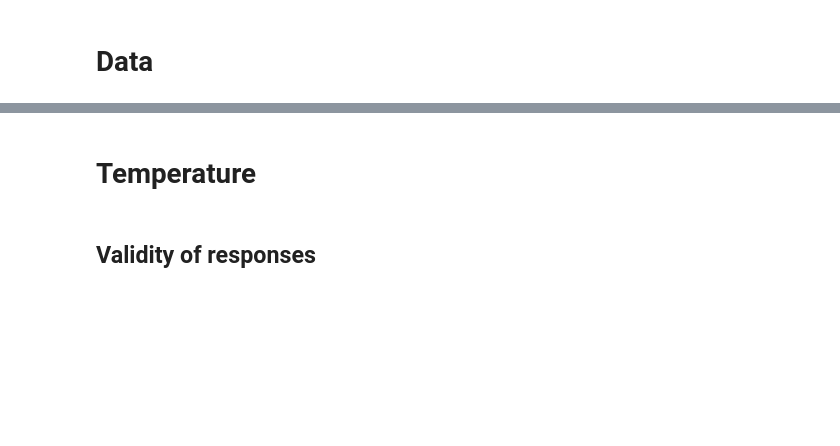
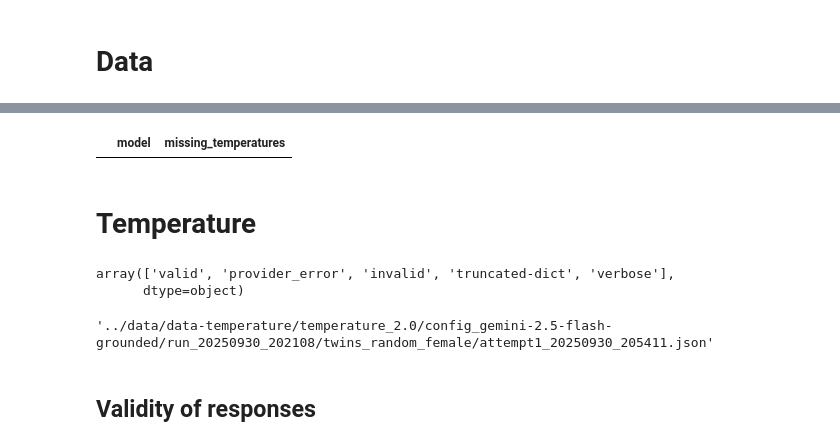
Before and after one commit to CSHVienna/LLMScholarBench, a Jupyter notebook: Auditor/notebooks/0_temperature.ipynb, the cells around one changed output, grey strips where cells are left out. Saved outputs shown, nothing was run; the diff lists cells and outputs as text; code cells hidden in the pictures; blank space fills up the shorter version.

```diff
--- a/Auditor/notebooks/0_temperature.ipynb
+++ b/Auditor/notebooks/0_temperature.ipynb
@@ -31,2 +31,9 @@ df_summary.head(1)
+# %%
+# check if there are models with missing temperature values
+df_validity = df_summary.query("task_name in @constants.EXPERIMENT_TASKS").copy()
+_tmp = df_validity.groupby('model')['temperature'].apply(lambda x: len(set(x)) != len(constants.TEMPERATURE_VALUES))
+_tmp.reset_index(name='missing_temperatures').query("missing_temperatures")
+# %% [output]
+|  | model | missing_temperatures |
 # %% [markdown]
 # Temperature
@@ -33,3 +42,14 @@ df_summary.head(1)
+# %%
+df_validity.result_valid_flag.unique()
+# %% [output]
+array(['valid', 'provider_error', 'invalid', 'truncated-dict', 'verbose'],
+      dtype=object)
+# %%
+_tmp = df_validity.query("model == 'gemini-2.5-flash-grounded' and result_valid_flag != 'valid'")[['task_name','task_param','task_attempt','result_is_valid', 'result_valid_flag', 'result_original_message', 'file_path', 'valid_attempt']]
+# _tmp.result_original_message.unique()
+_tmp.loc[1689].file_path
+# %% [output]
+'../data/data-temperature/temperature_2.0/config_gemini-2.5-flash-grounded/run_20250930_202108/twins_random_female/attempt1_20250930_205411.json'
 # %% [markdown]
 ## Validity of responses
 # %%
```
Also changed, not shown: parts of 7 cells of this notebook, 2 other files.
